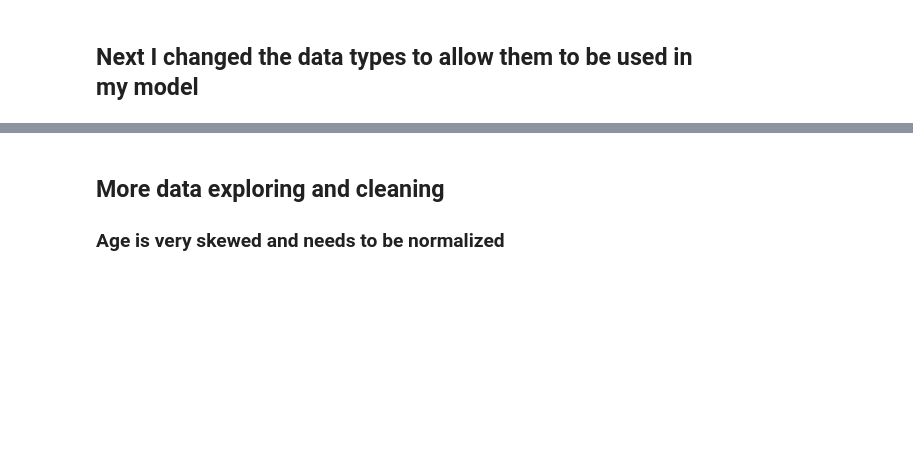
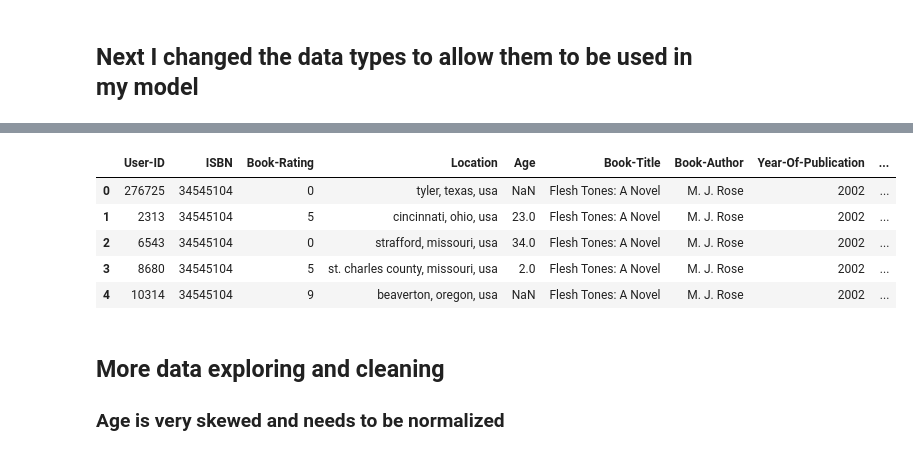
Before and after one commit to rejohnsonjr/Springboard_DS_Track, a Jupyter notebook: Capstone_2.ipynb, the cells around one changed output, grey strips where cells are left out. Cells and saved outputs as stored; diff of their text form; code cells hidden in the pictures; blank space fills up the shorter version.

```diff
--- a/Capstone_2.ipynb
+++ b/Capstone_2.ipynb
@@ -136,3 +147,12 @@ memory usage: 74.7+ MB
+# %%
+data.head()
+# %% [output]
+|  | User-ID | ISBN | Book-Rating | Location | Age | Book-Title | Book-Author | Year-Of-Publication | ... |
+| 0 | 276725 | 34545104 | 0 | tyler, texas, usa | NaN | Flesh Tones: A Novel | M. J. Rose | 2002 | ... |
+| 1 | 2313 | 34545104 | 5 | cincinnati, ohio, usa | 23.0 | Flesh Tones: A Novel | M. J. Rose | 2002 | ... |
+| 2 | 6543 | 34545104 | 0 | strafford, missouri, usa | 34.0 | Flesh Tones: A Novel | M. J. Rose | 2002 | ... |
+| 3 | 8680 | 34545104 | 5 | st. charles county, missouri, usa | 2.0 | Flesh Tones: A Novel | M. J. Rose | 2002 | ... |
+| 4 | 10314 | 34545104 | 9 | beaverton, oregon, usa | NaN | Flesh Tones: A Novel | M. J. Rose | 2002 | ... |
 # %% [markdown]
 ## More data exploring and cleaning
 
```
Also changed, not shown: parts of 33 cells of this notebook.
